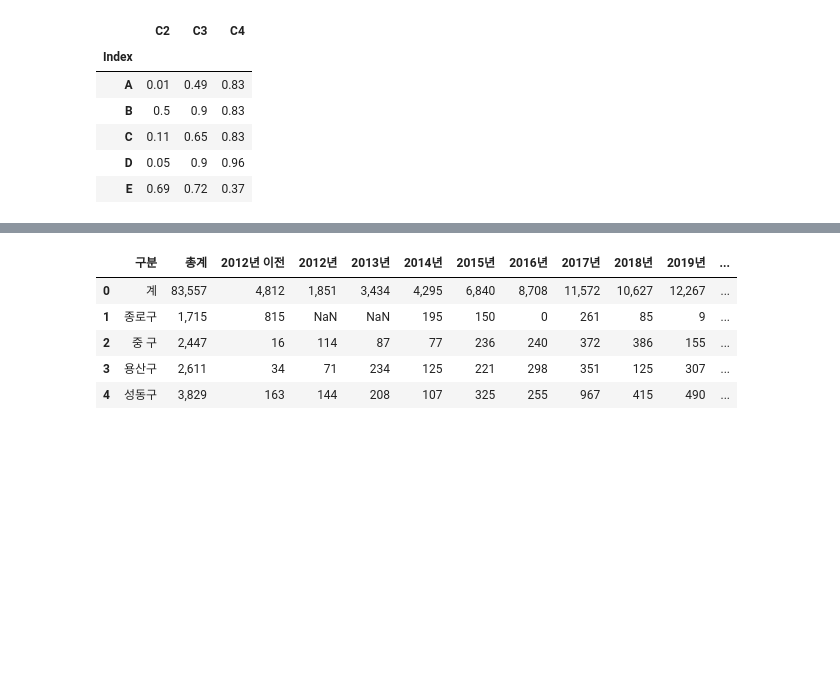
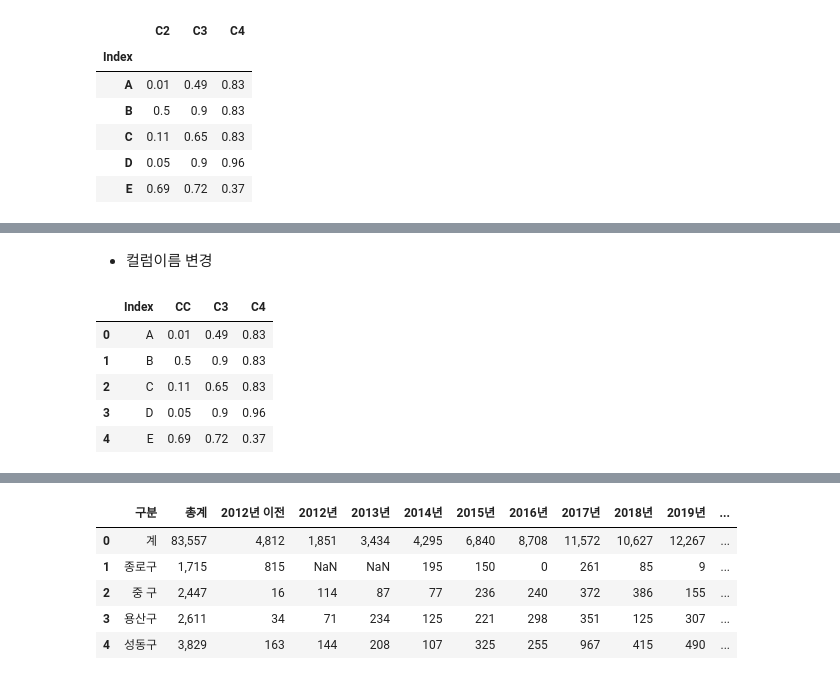
Before and after one commit to EunBiYang/DataAnalysis, a Jupyter notebook: 02.pandas/06.DF-인덱스 조작.ipynb, the cells around one changed output, grey strips where cells are left out. Drawn from its saved outputs; the diff is of its cells as text; code cells hidden in the pictures; blank space fills up the shorter version.

```diff
--- a/02.pandas/06.DF-인덱스 조작.ipynb
+++ b/02.pandas/06.DF-인덱스 조작.ipynb
@@ -76,0 +70,13 @@ df.reset_index(inplace=True)
+# %% [markdown]
+- 컬럼이름 변경
+# %%
+#딕셔너리를 이용하여 변경
+df.rename(columns={'C2':'CC'},inplace=True)
+df
+# %% [output]
+|  | Index | CC | C3 | C4 |
+| 0 | A | 0.01 | 0.49 | 0.83 |
+| 1 | B | 0.5 | 0.9 | 0.83 |
+| 2 | C | 0.11 | 0.65 | 0.83 |
+| 3 | D | 0.05 | 0.9 | 0.96 |
+| 4 | E | 0.69 | 0.72 | 0.37 |
```
Also changed, not shown: parts of 3 cells of this notebook, 12 other files.
